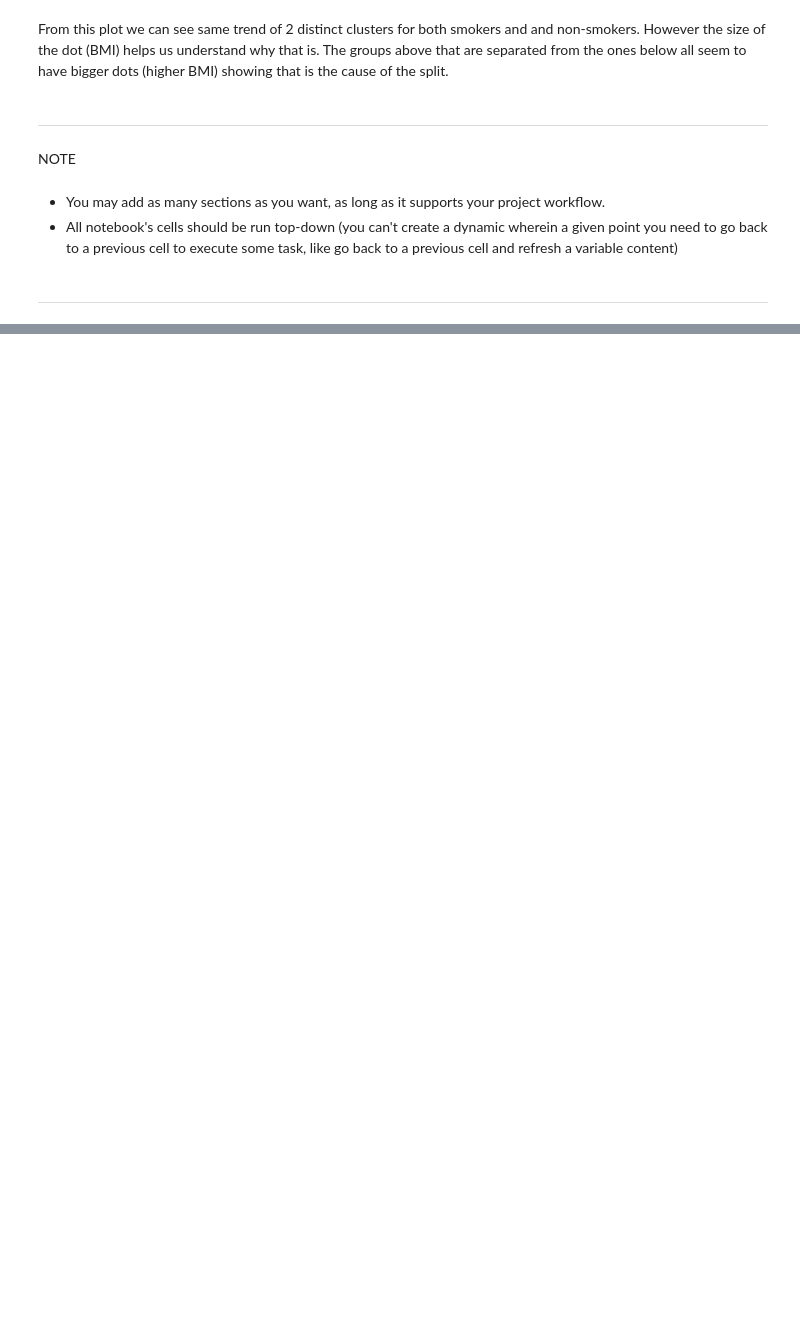
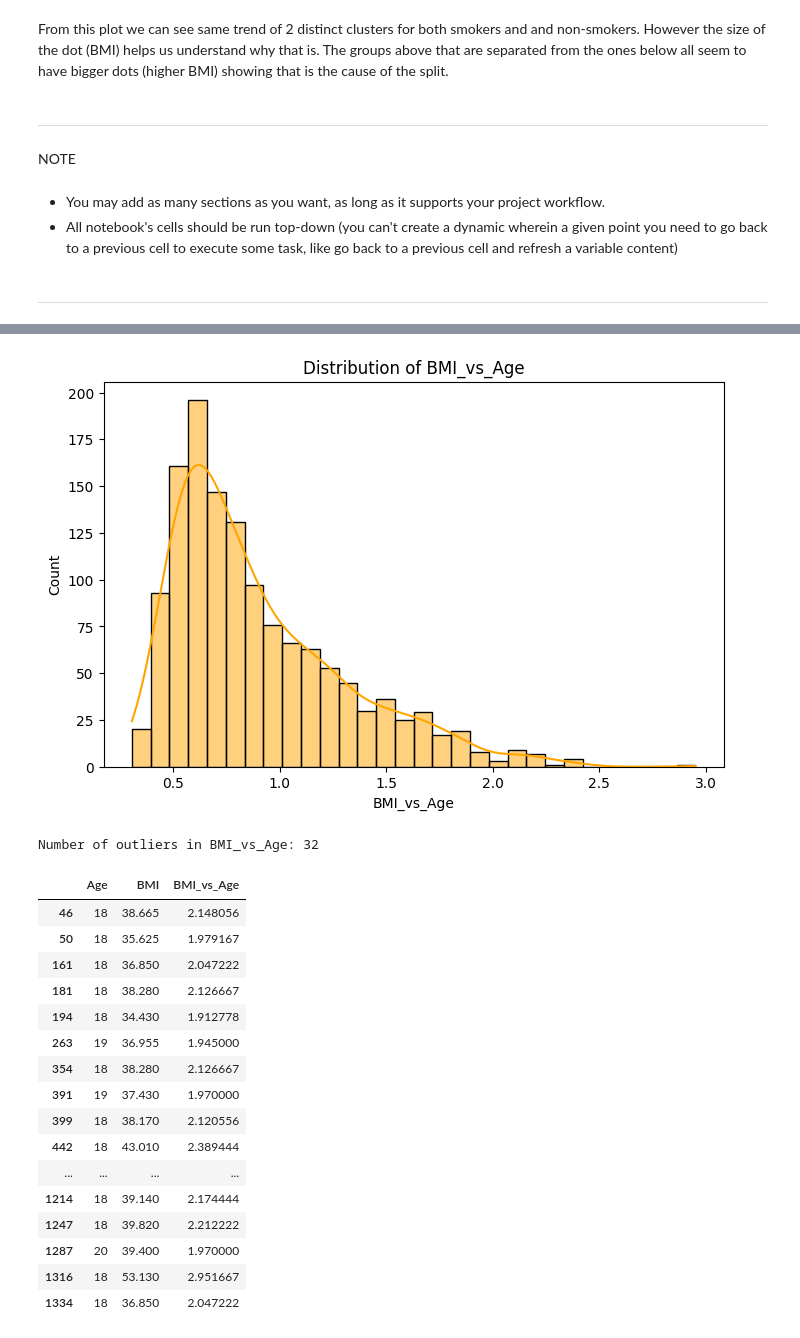
Before and after one commit to Hamza-Murshad/Hackathon2_project_team3, a Jupyter notebook: jupyter_notebooks/EDA.ipynb, the cells around one changed output, grey strips where cells are left out. Saved outputs shown, nothing was run; the diff lists cells and outputs as text; code cells hidden in the pictures; blank space fills up the shorter version.

```diff
--- a/jupyter_notebooks/EDA.ipynb
+++ b/jupyter_notebooks/EDA.ipynb
@@ -284,0 +278,42 @@ except Exception as e:
+# %%
+# Create BMI_vs_Age column
+if 'BMI_vs_Age' not in df.columns:
+    df['BMI_vs_Age'] = df['BMI'] / df['Age']
+
+# Visualize distribution
+plt.figure(figsize=(8, 5))
+sns.histplot(df['BMI_vs_Age'], bins=30, kde=True, color='orange')
+plt.title('Distribution of BMI_vs_Age')
+plt.xlabel('BMI_vs_Age')
+plt.show()
+
+# Detect outliers using IQR
+Q1 = df['BMI_vs_Age'].quantile(0.25)
+Q3 = df['BMI_vs_Age'].quantile(0.75)
+IQR = Q3 - Q1
+lower_bound = Q1 - 1.5 * IQR
+upper_bound = Q3 + 1.5 * IQR
+
+outliers = df[(df['BMI_vs_Age'] < lower_bound) | (df['BMI_vs_Age'] > upper_bound)]
+print(f"Number of outliers in BMI_vs_Age: {outliers.shape[0]}")
+display(outliers[['Age', 'BMI', 'BMI_vs_Age']])
+# %% [output]
+[figure, added]
+Number of outliers in BMI_vs_Age: 32
+|  | Age | BMI | BMI_vs_Age |
+| 46 | 18 | 38.665 | 2.148056 |
+| 50 | 18 | 35.625 | 1.979167 |
+| 161 | 18 | 36.850 | 2.047222 |
+| 181 | 18 | 38.280 | 2.126667 |
+| 194 | 18 | 34.430 | 1.912778 |
+| 263 | 19 | 36.955 | 1.945000 |
+| 354 | 18 | 38.280 | 2.126667 |
+| 391 | 19 | 37.430 | 1.970000 |
+| 399 | 18 | 38.170 | 2.120556 |
+| 442 | 18 | 43.010 | 2.389444 |
+| ... | ... | ... | ... |
+| 1214 | 18 | 39.140 | 2.174444 |
+| 1247 | 18 | 39.820 | 2.212222 |
+| 1287 | 20 | 39.400 | 1.970000 |
+| 1316 | 18 | 53.130 | 2.951667 |
+| 1334 | 18 | 36.850 | 2.047222 |
```
Also changed, not shown: parts of 18 cells of this notebook, 1 other file.
